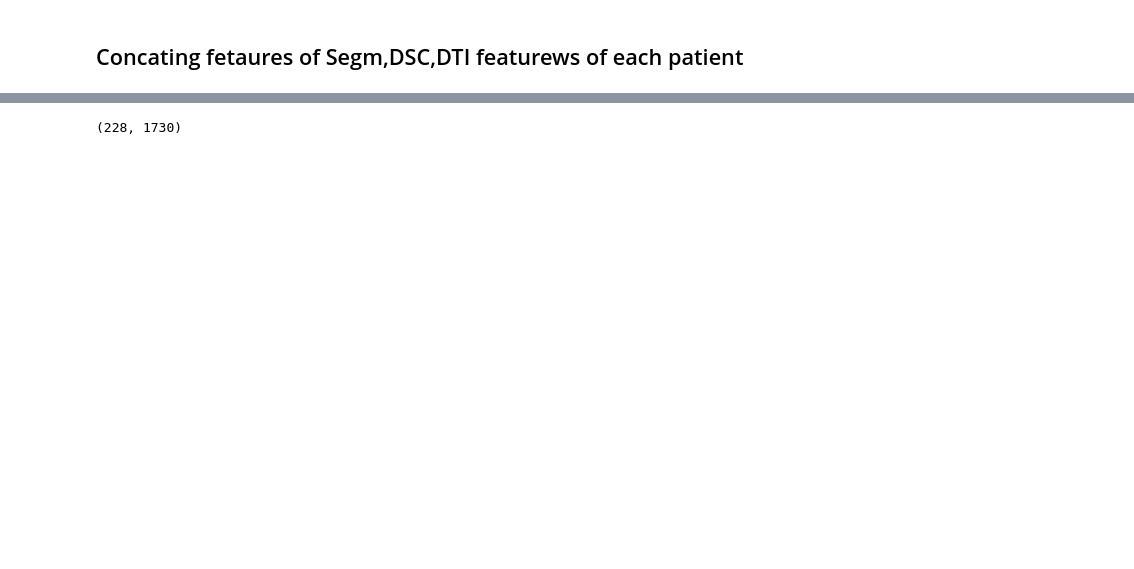
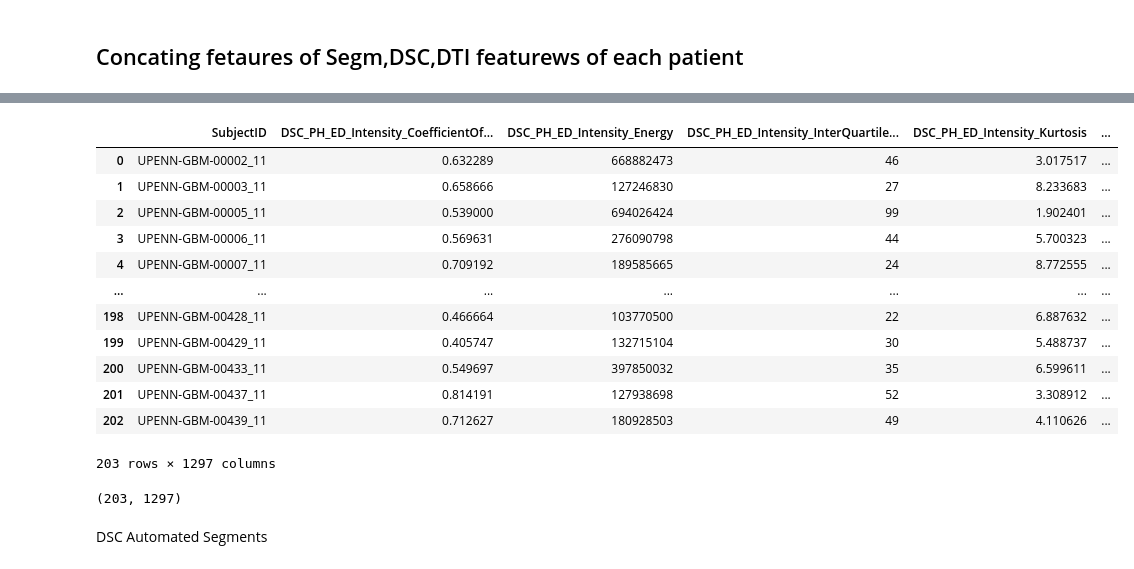
Before and after one commit to oyesaurav/mgmt-patch-model, a Jupyter notebook: py codes/feat_concat.ipynb, the cells around one changed output, grey strips where cells are left out. Saved outputs shown, nothing was run; the diff lists cells and outputs as text; code cells hidden in the pictures; blank space fills up the shorter version.

Commit message:
final features saved - combined and merged

```diff
--- a/py codes/feat_concat.ipynb
+++ b/py codes/feat_concat.ipynb
@@ -29,4 +163,28 @@ df_t1_t2_flair_gd = pd.read_csv("./Extracted features/T1_T2_FLAIR_T1GD_segm.csv"
+# %%
+df_dsc_segm=df_dsc_ph.merge(
+    df_dsc_psr.merge(
+        df_dsc_ap_rcbv,on='SubjectID',how='left'
+    ),on='SubjectID',how='left'
+)
+df_dsc_segm=df_dsc_segm.drop(['Unnamed: 0_x','Unnamed: 0_y'],axis=1)
+df_dsc_segm.sort_values(by='SubjectID')
+# %% [output]
+|  | SubjectID | DSC_PH_ED_Intensity_CoefficientOf... | DSC_PH_ED_Intensity_Energy | DSC_PH_ED_Intensity_InterQuartile... | DSC_PH_ED_Intensity_Kurtosis | ... |
+| 0 | UPENN-GBM-00002_11 | 0.632289 | 668882473 | 46 | 3.017517 | ... |
+| 1 | UPENN-GBM-00003_11 | 0.658666 | 127246830 | 27 | 8.233683 | ... |
+| 2 | UPENN-GBM-00005_11 | 0.539000 | 694026424 | 99 | 1.902401 | ... |
+| 3 | UPENN-GBM-00006_11 | 0.569631 | 276090798 | 44 | 5.700323 | ... |
+| 4 | UPENN-GBM-00007_11 | 0.709192 | 189585665 | 24 | 8.772555 | ... |
+| ... | ... | ... | ... | ... | ... | ... |
+| 198 | UPENN-GBM-00428_11 | 0.466664 | 103770500 | 22 | 6.887632 | ... |
+| 199 | UPENN-GBM-00429_11 | 0.405747 | 132715104 | 30 | 5.488737 | ... |
+| 200 | UPENN-GBM-00433_11 | 0.549697 | 397850032 | 35 | 6.599611 | ... |
+| 201 | UPENN-GBM-00437_11 | 0.814191 | 127938698 | 52 | 3.308912 | ... |
+| 202 | UPENN-GBM-00439_11 | 0.712627 | 180928503 | 49 | 4.110626 | ... |
+203 rows × 1297 columns
 # %%
-df_t1_t2_flair_gd.shape
+df_dsc_segm.shape
 # %% [output]
-(228, 1730)
+(203, 1297)
+# %% [markdown]
+DSC Automated Segments
```
Also changed, not shown: parts of 30 cells of this notebook, 6 other files.
